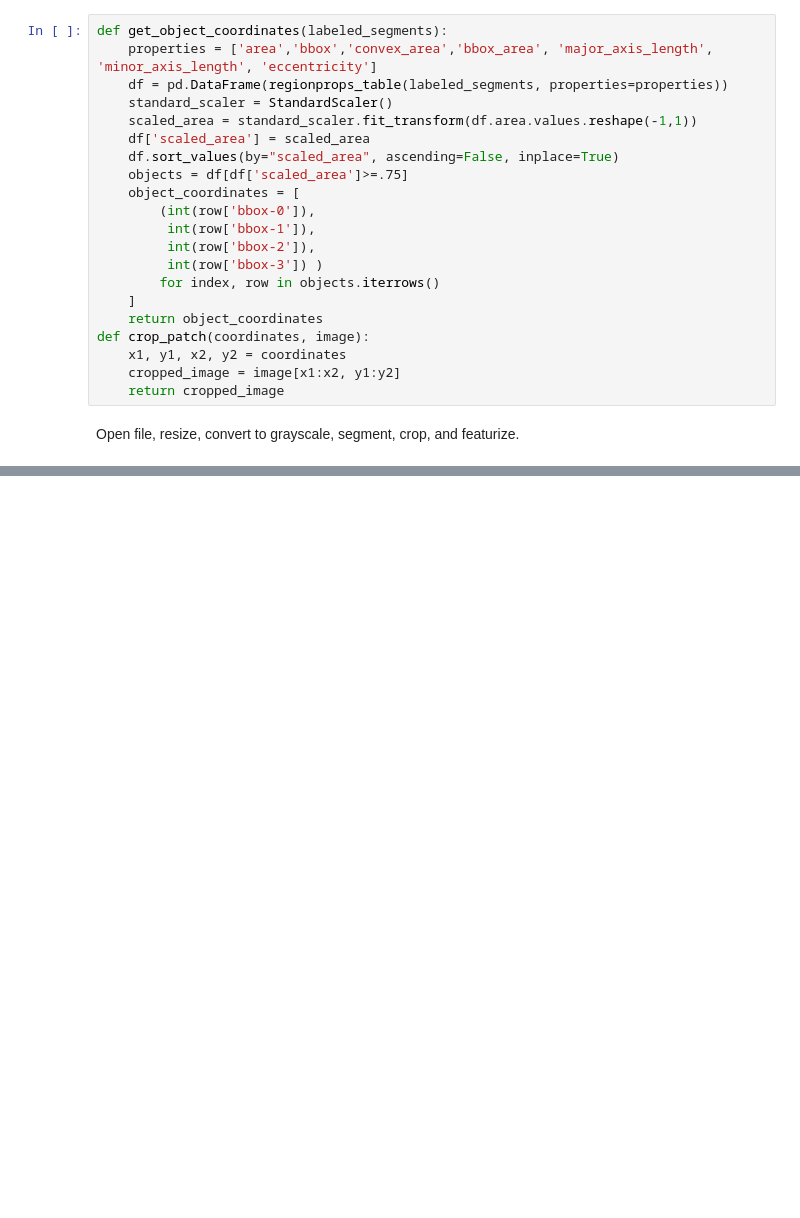
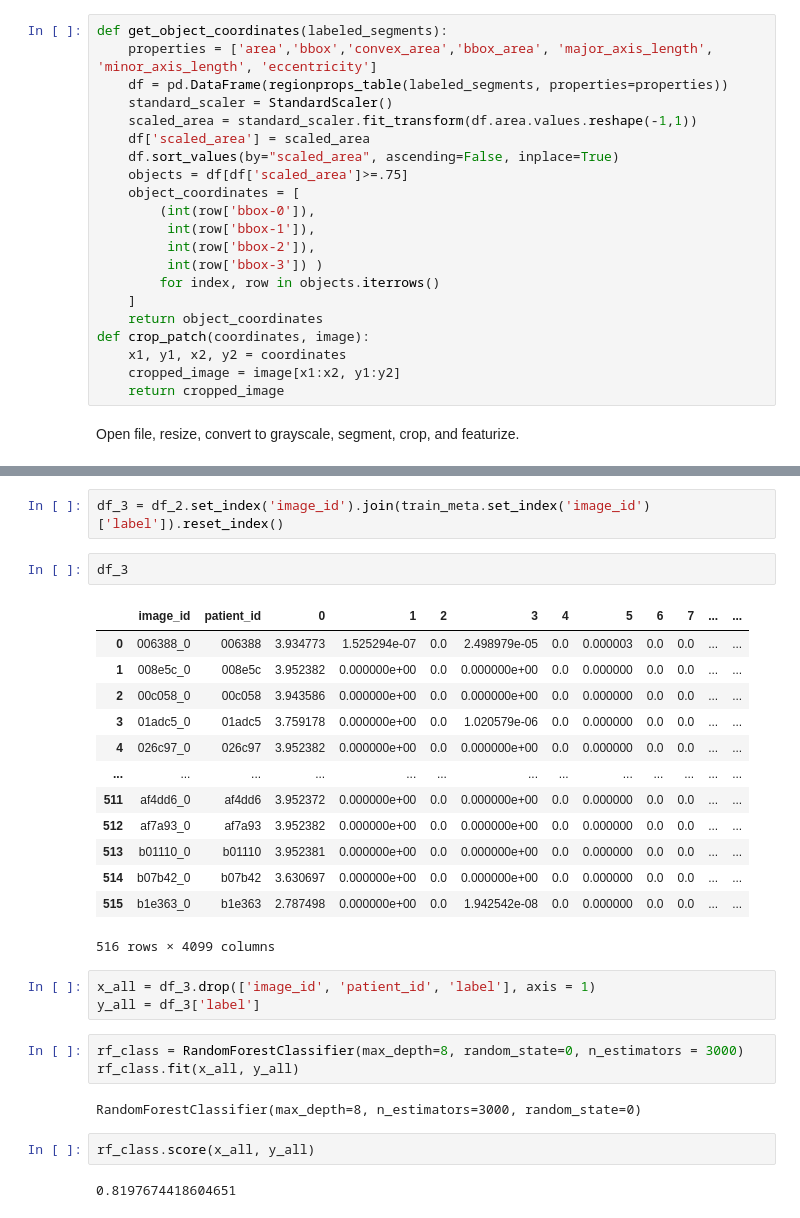
Before and after one commit to cullen-molitor/strip_ai, a Jupyter notebook: patch_model.ipynb, the cells around one changed output, grey strips where cells are left out. Cells and saved outputs as stored; diff of their text form; blank space fills up the shorter version.

```diff
--- a/patch_model.ipynb
+++ b/patch_model.ipynb
@@ -214,0 +270,30 @@ sns.heatmap(data.iloc[:,1:])
+# %%
+df_3 = df_2.set_index('image_id').join(train_meta.set_index('image_id')['label']).reset_index()
+# %%
+df_3
+# %% [output]
+|  | image_id | patient_id | 0 | 1 | 2 | 3 | 4 | 5 | 6 | 7 | ... | ... |
+| 0 | 006388_0 | 006388 | 3.934773 | 1.525294e-07 | 0.0 | 2.498979e-05 | 0.0 | 0.000003 | 0.0 | 0.0 | ... | ... |
+| 1 | 008e5c_0 | 008e5c | 3.952382 | 0.000000e+00 | 0.0 | 0.000000e+00 | 0.0 | 0.000000 | 0.0 | 0.0 | ... | ... |
+| 2 | 00c058_0 | 00c058 | 3.943586 | 0.000000e+00 | 0.0 | 0.000000e+00 | 0.0 | 0.000000 | 0.0 | 0.0 | ... | ... |
+| 3 | 01adc5_0 | 01adc5 | 3.759178 | 0.000000e+00 | 0.0 | 1.020579e-06 | 0.0 | 0.000000 | 0.0 | 0.0 | ... | ... |
+| 4 | 026c97_0 | 026c97 | 3.952382 | 0.000000e+00 | 0.0 | 0.000000e+00 | 0.0 | 0.000000 | 0.0 | 0.0 | ... | ... |
+| ... | ... | ... | ... | ... | ... | ... | ... | ... | ... | ... | ... | ... |
+| 511 | af4dd6_0 | af4dd6 | 3.952372 | 0.000000e+00 | 0.0 | 0.000000e+00 | 0.0 | 0.000000 | 0.0 | 0.0 | ... | ... |
+| 512 | af7a93_0 | af7a93 | 3.952382 | 0.000000e+00 | 0.0 | 0.000000e+00 | 0.0 | 0.000000 | 0.0 | 0.0 | ... | ... |
+| 513 | b01110_0 | b01110 | 3.952381 | 0.000000e+00 | 0.0 | 0.000000e+00 | 0.0 | 0.000000 | 0.0 | 0.0 | ... | ... |
+| 514 | b07b42_0 | b07b42 | 3.630697 | 0.000000e+00 | 0.0 | 0.000000e+00 | 0.0 | 0.000000 | 0.0 | 0.0 | ... | ... |
+| 515 | b1e363_0 | b1e363 | 2.787498 | 0.000000e+00 | 0.0 | 1.942542e-08 | 0.0 | 0.000000 | 0.0 | 0.0 | ... | ... |
+516 rows × 4099 columns
+# %%
+x_all = df_3.drop(['image_id', 'patient_id', 'label'], axis = 1)
+y_all = df_3['label']
+# %%
+rf_class = RandomForestClassifier(max_depth=8, random_state=0, n_estimators = 3000)
+rf_class.fit(x_all, y_all)
+# %% [output]
+RandomForestClassifier(max_depth=8, n_estimators=3000, random_state=0)
+# %%
+rf_class.score(x_all, y_all)
+# %% [output]
+0.8197674418604651
```
Also changed, not shown: parts of 14 cells of this notebook, 1 other file.
